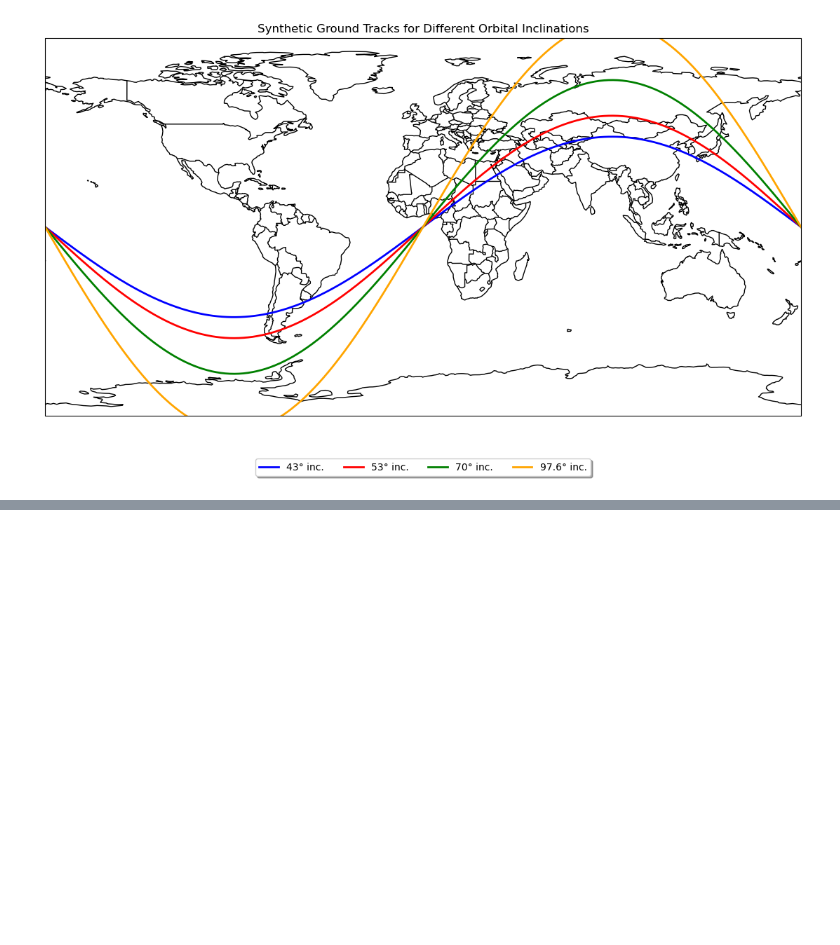
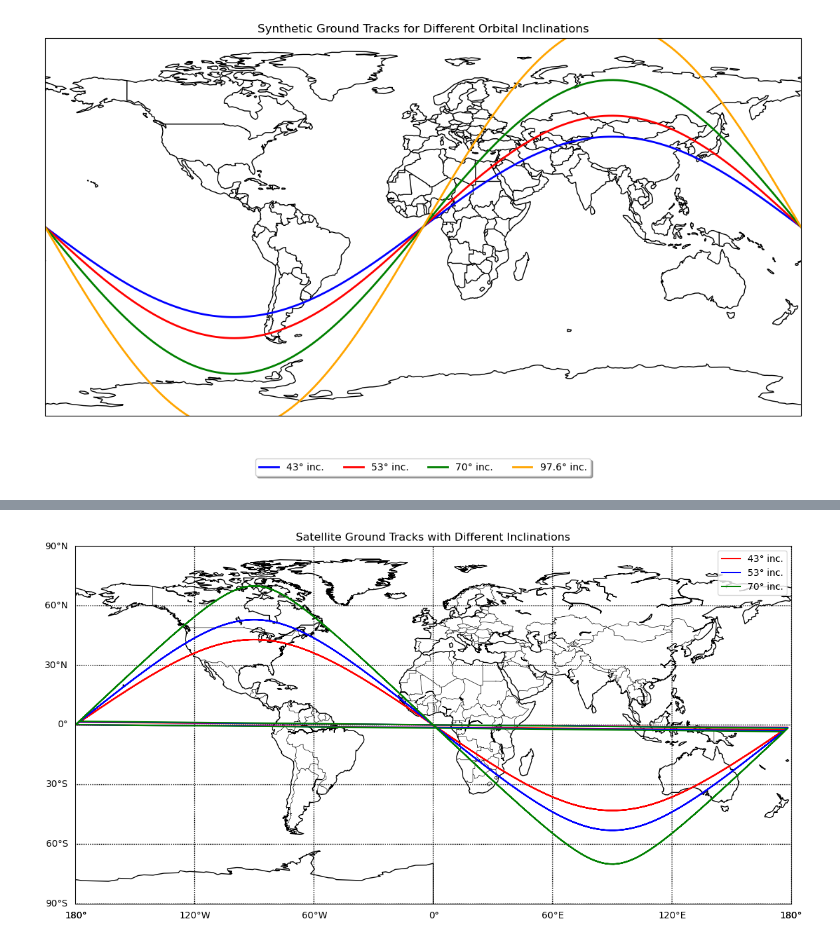
Before and after one commit to aliahan/SatInView, a Jupyter notebook: Untitled.ipynb, the cells around one changed output, grey strips where cells are left out. Saved outputs shown, nothing was run; the diff lists cells and outputs as text; code cells hidden in the pictures; blank space fills up the shorter version.

```diff
--- a/Untitled.ipynb
+++ b/Untitled.ipynb
@@ -361,7 +361,7 @@ def create_ground_track(inclination, num_points=500):
     return longitudes, latitudes
 
 # Plot synthetic ground tracks
-for category, inclination in zip(colors.keys(), [43, 53, 70, 97.6]):
+for category, inclination in zip(colors.keys(), [43, 53, 70, 97]):
     color = colors[category]
     label = labels[category]
     longitudes, latitudes = create_ground_track(inclination)
@@ -376,0 +495,59 @@ plt.show()
+# %%
+import matplotlib.pyplot as plt
+import os
+
+os.environ['PROJ_LIB'] = r'c:\Users\ALI\anaconda3\Library\share'
+from mpl_toolkits.basemap import Basemap
+import numpy as np
+import matplotlib.pyplot as plt
+from mpl_toolkits.basemap import Basemap
+
+# Function to calculate ground track
+def calculate_ground_track(inclination, periods, time_step):
+    earth_radius = 6371  # Earth's radius in kilometers
+    altitude = 500  # Satellite altitude in kilometers
+    orbital_period = 2 * np.pi * np.sqrt((earth_radius + altitude)**3 / 398600.4418)  # Kepler's third law
+    num_steps = int(periods * orbital_period / time_step)
+
+    latitudes = []
+    longitudes = []
+
+    for step in range(num_steps):
+        time = step * time_step
+        mean_anomaly = 2 * np.pi * (time % orbital_period) / orbital_period
+        true_anomaly = mean_anomaly  # Simplified assumption of circular orbit
+
+        lat = np.degrees(np.arcsin(np.sin(np.radians(inclination)) * np.sin(true_anomaly)))
+        lon = np.degrees(true_anomaly)
+
+        latitudes.append(lat)
+        longitudes.append(lon % 360 - 180)
+
+    return latitudes, longitudes
+
+# Set up the map
+fig, ax = plt.subplots(figsize=(14, 7))
+m = Basemap(projection='cyl', resolution='c', ax=ax)
+
+m.drawcoastlines()
+m.drawcountries()
+m.drawparallels(np.arange(-90., 91., 30.), labels=[1, 0, 0, 0])
+m.drawmeridians(np.arange(-180., 181., 60.), labels=[0, 0, 0, 1])
+
+# Plot ground tracks for different inclinations
+inclinations = [43,53, 70, 97.6]
+colors = ['red', 'blue', 'green']
+labels = ['43° inc.','53° inc.', '70° inc.', '97.6° inc.']
+
+for inclination, color, label in zip(inclinations, colors, labels):
+    latitudes, longitudes = calculate_ground_track(inclination, periods=3, time_step=60)
+    m.plot(longitudes, latitudes, color=color, label=label)
+
+# Plot legend
+plt.legend()
+
+# Title and show plot
+plt.title('Satellite Ground Tracks with Different Inclinations')
+plt.show()
+# %% [output]
+[figure, added]
```
Also changed, not shown: parts of 9 cells of this notebook, 24 other files.
